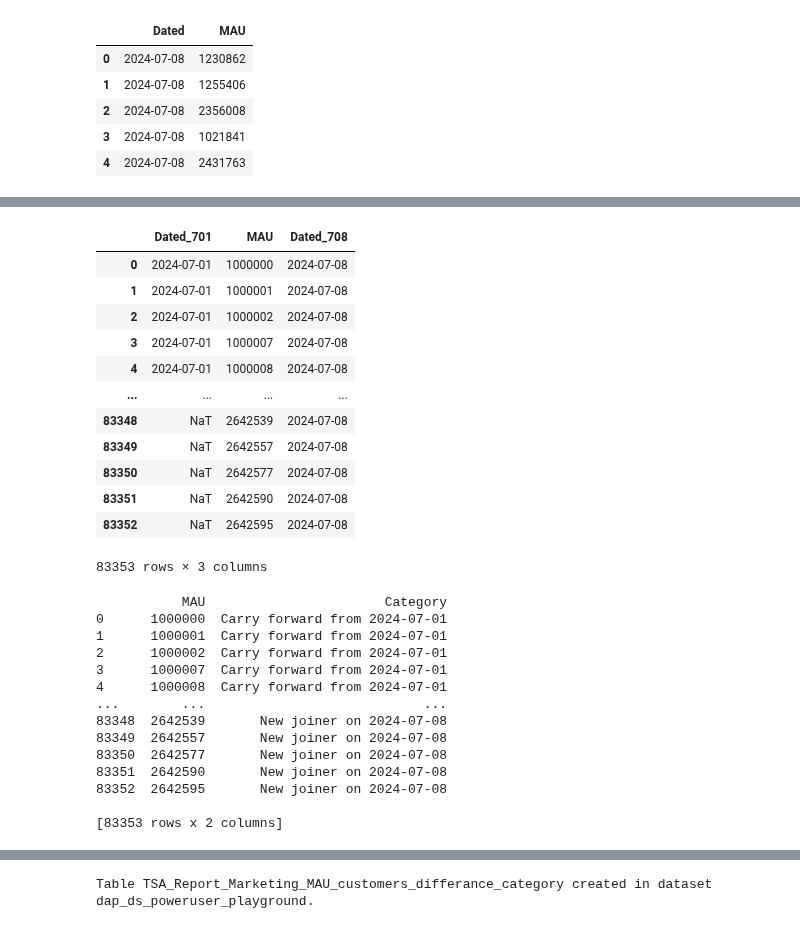
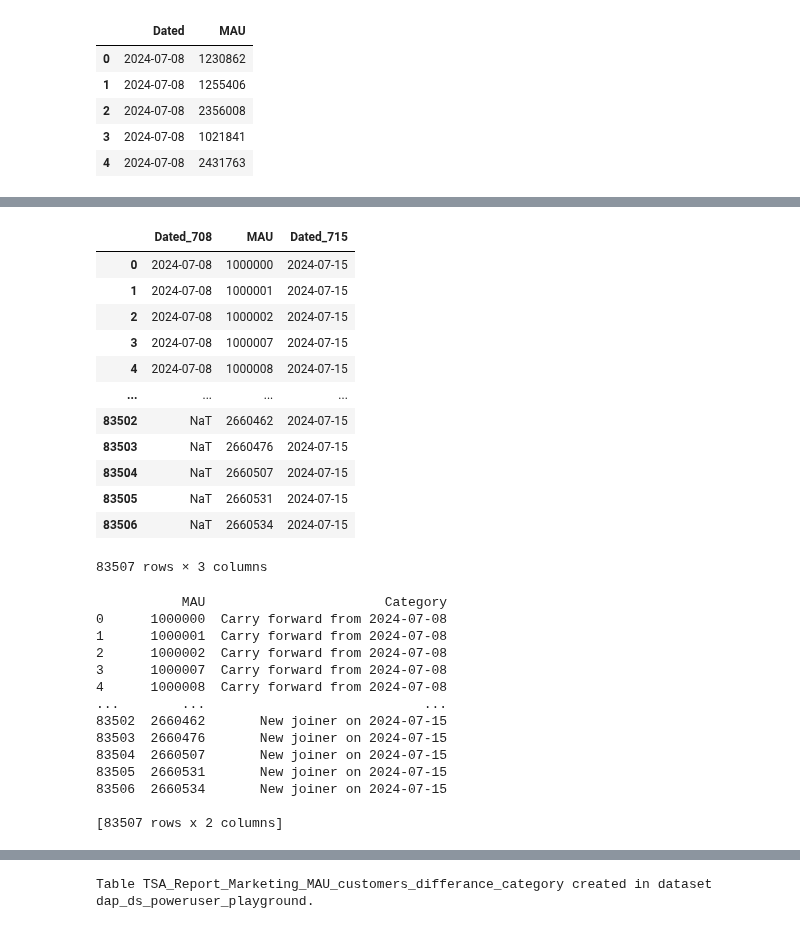
Before and after one commit to dchakroborti-tonik/MAU_MMAU_REPORT, a Jupyter notebook: TSA_REPORT_TEMPLATE_v2.ipynb, the cells around one changed output, grey strips where cells are left out. Cells and saved outputs as stored; diff of their text form; code cells hidden in the pictures.

Commit message:
Updated Week Starting 15th July 2024

```diff
--- a/TSA_REPORT_TEMPLATE_v2.ipynb
+++ b/TSA_REPORT_TEMPLATE_v2.ipynb
@@ -35,8 +35,8 @@ def get_week_start_dates(start_date, end_date):
         current_date += relativedelta(weeks=1)
     return week_start_dates
 
-start_date = datetime.date(2024, 7, 8)
-end_date = datetime.date(2024, 7, 14)
+start_date = datetime.date(2024, 7, 15)
+end_date = datetime.date(2024, 7, 21)
 
 week_start_dates = get_week_start_dates(start_date, end_date)
 print(week_start_dates)
@@ -730,4 +730,4 @@ Length: 4, dtype: datetime64[ns]
 # %%
 # Separate data into two dataframes based on date
-df_701 = df[df['Dated'] == '2024-07-01'].reset_index(drop=True)
 df_708 = df[df['Dated'] == '2024-07-08'].reset_index(drop=True)
+df_715 = df[df['Dated'] == '2024-07-15'].reset_index(drop=True)
@@ -752,30 +752,30 @@ df_708.head()
 # %%
 # Merge to find customers present on both dates
-merged = pd.merge(df_701, df_708, on='MAU', suffixes=('_701', '_708'), how='outer')
+merged = pd.merge(df_708, df_715, on='MAU', suffixes=('_708', '_715'), how='outer')
 merged
 # %% [output]
-|  | Dated_701 | MAU | Dated_708 |
-| 0 | 2024-07-01 | 1000000 | 2024-07-08 |
-| 1 | 2024-07-01 | 1000001 | 2024-07-08 |
-| 2 | 2024-07-01 | 1000002 | 2024-07-08 |
-| 3 | 2024-07-01 | 1000007 | 2024-07-08 |
-| 4 | 2024-07-01 | 1000008 | 2024-07-08 |
+|  | Dated_708 | MAU | Dated_715 |
+| 0 | 2024-07-08 | 1000000 | 2024-07-15 |
+| 1 | 2024-07-08 | 1000001 | 2024-07-15 |
+| 2 | 2024-07-08 | 1000002 | 2024-07-15 |
+| 3 | 2024-07-08 | 1000007 | 2024-07-15 |
+| 4 | 2024-07-08 | 1000008 | 2024-07-15 |
 | ... | ... | ... | ... |
-| 83348 | NaT | 2642539 | 2024-07-08 |
-| 83349 | NaT | 2642557 | 2024-07-08 |
-| 83350 | NaT | 2642577 | 2024-07-08 |
-| 83351 | NaT | 2642590 | 2024-07-08 |
-| 83352 | NaT | 2642595 | 2024-07-08 |
+| 83502 | NaT | 2660462 | 2024-07-15 |
+| 83503 | NaT | 2660476 | 2024-07-15 |
+| 83504 | NaT | 2660507 | 2024-07-15 |
+| 83505 | NaT | 2660531 | 2024-07-15 |
+| 83506 | NaT | 2660534 | 2024-07-15 |
-83353 rows × 3 columns
+83507 rows × 3 columns
 # %%
 # Function to categorize customer presence
 def categorize_presence(row):
-    if pd.isna(row['Dated_708']):
-        return 'Not available on 2024-07-08'
-    elif pd.isna(row['Dated_701']):
-        return 'New joiner on 2024-07-08'
+    if pd.isna(row['Dated_715']):
+        return 'Not available on 2024-07-15'
+    elif pd.isna(row['Dated_708']):
+        return 'New joiner on 2024-07-15'
     else:
-        return 'Carry forward from 2024-07-01'
+        return 'Carry forward from 2024-07-08'
 
 # Apply function to create category column
 merged['Category'] = merged.apply(categorize_presence, axis=1)
@@ -784,17 +784,17 @@ merged['Category'] = merged.apply(categorize_presence, axis=1)
 print(merged[['MAU', 'Category']])
 # %% [output]
            MAU                       Category
-0      1000000  Carry forward from 2024-07-01
-1      1000001  Carry forward from 2024-07-01
-2      1000002  Carry forward from 2024-07-01
-3      1000007  Carry forward from 2024-07-01
-4      1000008  Carry forward from 2024-07-01
+0      1000000  Carry forward from 2024-07-08
+1      1000001  Carry forward from 2024-07-08
+2      1000002  Carry forward from 2024-07-08
+3      1000007  Carry forward from 2024-07-08
+4      1000008  Carry forward from 2024-07-08
 ...        ...                            ...
-83348  2642539       New joiner on 2024-07-08
-83349  2642557       New joiner on 2024-07-08
-83350  2642577       New joiner on 2024-07-08
-83351  2642590       New joiner on 2024-07-08
-83352  2642595       New joiner on 2024-07-08
+83502  2660462       New joiner on 2024-07-15
+83503  2660476       New joiner on 2024-07-15
+83504  2660507       New joiner on 2024-07-15
+83505  2660531       New joiner on 2024-07-15
+83506  2660534       New joiner on 2024-07-15
 
-[83353 rows x 2 columns]
+[83507 rows x 2 columns]
 # %%
```
Also changed, not shown: parts of 26 cells of this notebook.
